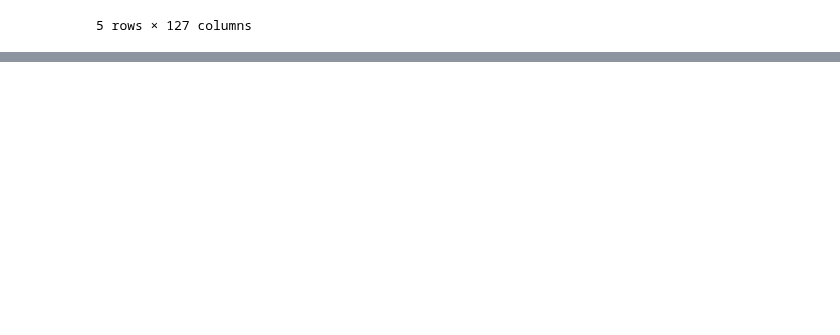
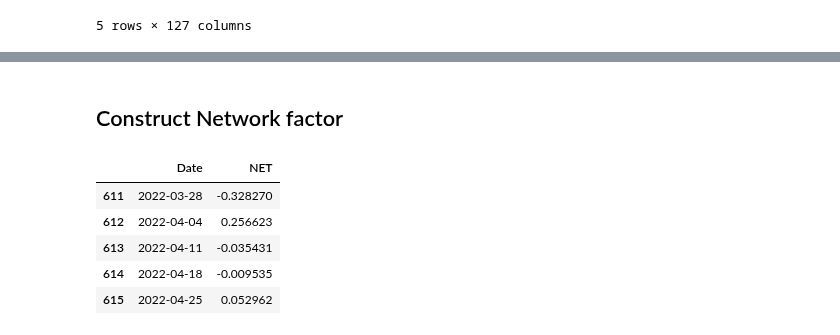
Before and after one commit to PracticumCrypto/C5-Analyzer, a Jupyter notebook: DataPull.ipynb, the cells around one changed output, grey strips where cells are left out. Saved outputs shown, nothing was run; the diff lists cells and outputs as text; code cells hidden in the pictures; blank space fills up the shorter version.

```diff
--- a/DataPull.ipynb
+++ b/DataPull.ipynb
@@ -235,0 +160,17 @@ LTC_All.head()
+# %% [markdown]
+## Construct Network factor
+# %%
+C5 = pd.DataFrame({'Date':[]})
+C5.Date = NET.Date
+C5['short'] = Return[NET[symbolList].apply(lambda x: x <= NET['30Percentile'])].mean(axis=1, numeric_only= True)
+C5['long'] = Return[NET[symbolList].apply(lambda x: x >= NET['70Percentile'])].mean(axis=1, numeric_only= True)
+C5['NET'] = C5.long - C5.short
+C5.drop(columns=['short', 'long'], inplace=True)
+C5.tail()
+# %% [output]
+|  | Date | NET |
+| 611 | 2022-03-28 | -0.328270 |
+| 612 | 2022-04-04 | 0.256623 |
+| 613 | 2022-04-11 | -0.035431 |
+| 614 | 2022-04-18 | -0.009535 |
+| 615 | 2022-04-25 | 0.052962 |
```
Also changed, not shown: parts of 19 cells of this notebook.
